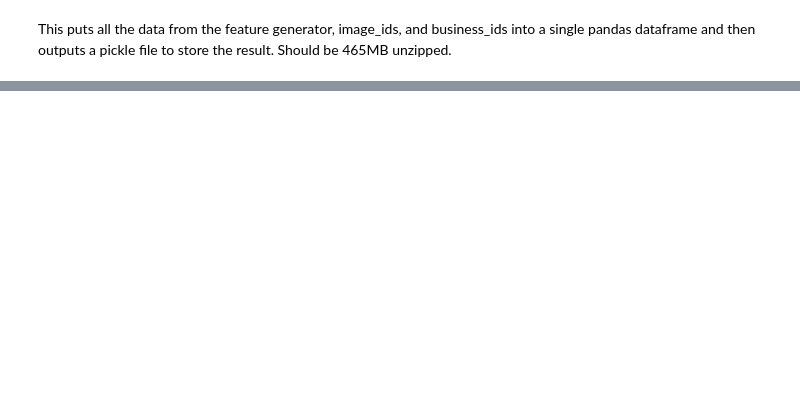
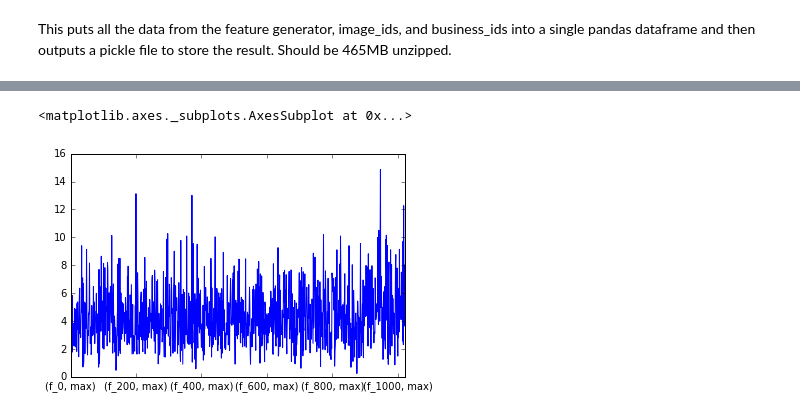
Before and after one commit to Bots-And-Brains/yelp-kaggle, a Jupyter notebook: image_features.ipynb, the cells around one changed output, grey strips where cells are left out. Saved outputs shown, nothing was run; the diff lists cells and outputs as text; code cells hidden in the pictures; blank space fills up the shorter version.

```diff
--- a/image_features.ipynb
+++ b/image_features.ipynb
@@ -49,0 +85,8 @@ print biz_ids.loc[biz_ids['photo_id'] == 89943].photo_id
+# %%
+# Show the variance of features for a single business.
+biz_feat = features.groupby(['business_id']).agg(['max'])
+biz_feat.drop('photo_id', axis=1, inplace=True)
+biz_feat.loc[4].plot()
+# %% [output]
+<matplotlib.axes._subplots.AxesSubplot at 0x...>
+[figure, added]
```
Also changed, not shown: parts of 5 cells of this notebook.
